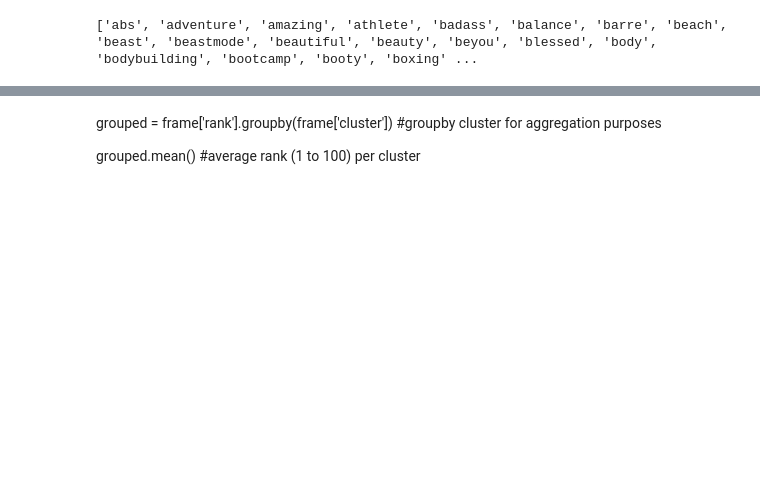
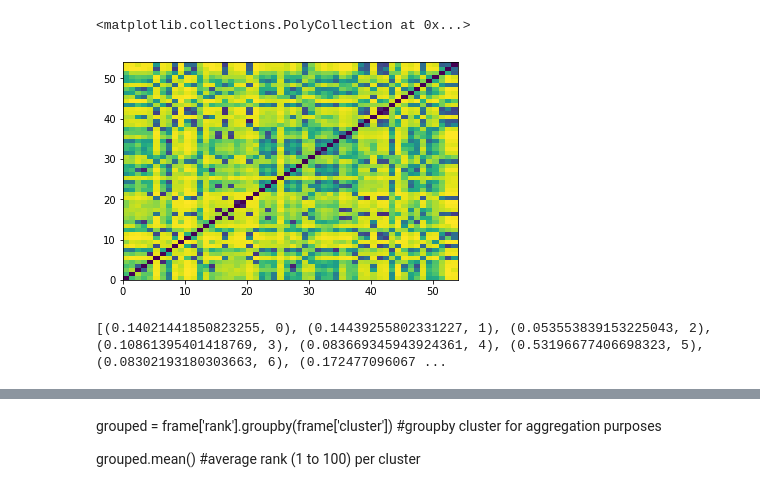
Before and after one commit to mfrate28/Insight, a Jupyter notebook: InsightProject.ipynb, the cells around one changed output, grey strips where cells are left out. Cells and saved outputs as stored; diff of their text form; code cells hidden in the pictures; blank space fills up the shorter version.

```diff
--- a/InsightProject.ipynb
+++ b/InsightProject.ipynb
@@ -65,5 +144,2 @@ Wall time: 416 ms
 # %%
 terms = tfidf_vectorizer.get_feature_names()
-print(terms)
-# %% [output]
-['abs', 'adventure', 'amazing', 'athlete', 'badass', 'balance', 'barre', 'beach', 'beast', 'beastmode', 'beautiful', 'beauty', 'beyou', 'blessed', 'body', 'bodybuilding', 'bootcamp', 'booty', 'boxing' ...
@@ -70,2 +150,7 @@ print(terms)
 # %%
 dist = 1 - cosine_similarity(tfidf_matrix)
+# %%
+plt.pcolor(dist)
+# %% [output]
+<matplotlib.collections.PolyCollection at 0x...>
+[figure, added]
@@ -71,0 +189,6 @@ dist = 1 - cosine_similarity(tfidf_matrix)
+# %%
+print(score)
+xs = [p[1] for p in score]
+ys = [p[0] for p in score]
+# %% [output]
+[(0.14021441850823255, 0), (0.14439255802331227, 1), (0.053553839153225043, 2), (0.10861395401418769, 3), (0.083669345943924361, 4), (0.53196677406698323, 5), (0.08302193180303663, 6), (0.172477096067 ...
```
Also changed, not shown: parts of 33 cells of this notebook.
